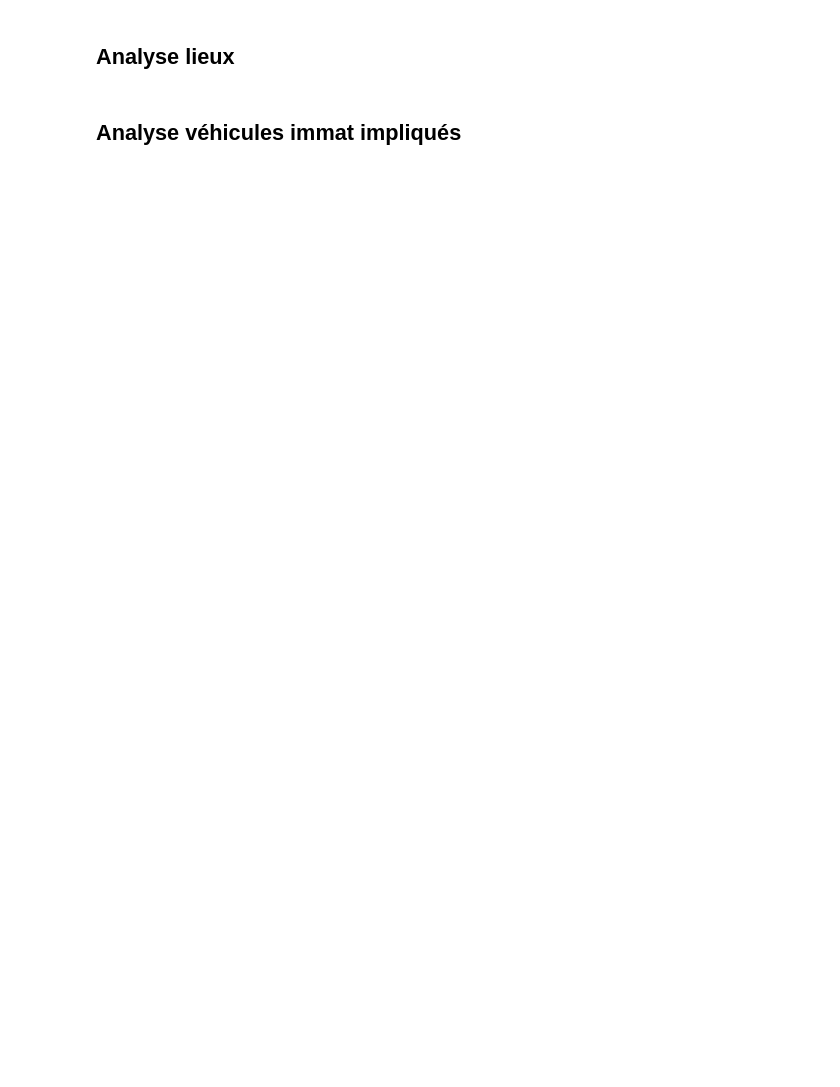
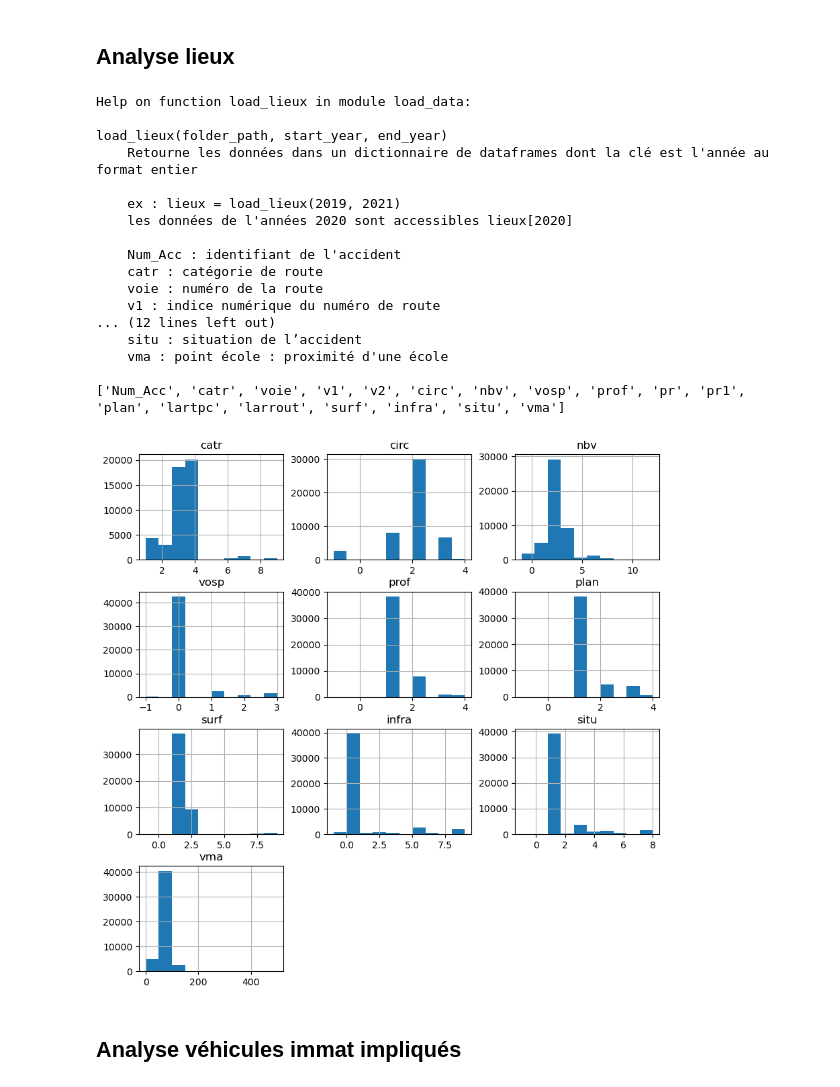
Before and after one commit to nicolascarayon/projet-accidents-routiers, a Jupyter notebook: nico_data_explo_gouv.ipynb, the cells around one changed output. Cells and saved outputs as stored; diff of their text form; code cells hidden in the pictures; blank space fills up the shorter version.

```diff
--- a/nico_data_explo_gouv.ipynb
+++ b/nico_data_explo_gouv.ipynb
@@ -103,15 +179,34 @@ df[['senc', 'catv', 'obs', 'obsm', 'choc', 'manv', 'motor', 'occutc']].hist(ax =
 # %%
 # Analyse rapide des colonnes du fichier vehicules
 
-help(ld.load_lieux_gouv)
+help(ld.load_lieux)
 
 df = dic_lieux[2020]
 print(list(df.columns))
 
 df.head()
 fig = plt.figure(figsize=(10, 10))
 ax = fig.gca()
 df[['catr', 'circ', 'nbv', 'vosp', 'prof', 'plan', 'surf', 'infra', 'situ', 'vma']].hist(ax = ax);
+# %% [output]
+Help on function load_lieux in module load_data:
+
+load_lieux(folder_path, start_year, end_year)
+    Retourne les données dans un dictionnaire de dataframes dont la clé est l'année au format entier
+
+    ex : lieux = load_lieux(2019, 2021)
+    les données de l'années 2020 sont accessibles lieux[2020]
+
+    Num_Acc : identifiant de l'accident
+    catr : catégorie de route
+    voie : numéro de la route
+    v1 : indice numérique du numéro de route
+... (12 lines left out)
+    situ : situation de l’accident
+    vma : point école : proximité d'une école
+
+['Num_Acc', 'catr', 'voie', 'v1', 'v2', 'circ', 'nbv', 'vosp', 'prof', 'pr', 'pr1', 'plan', 'lartpc', 'larrout', 'surf', 'infra', 'situ', 'vma']
+[figure, added]
 # %% [markdown]
 ## Analyse véhicules immat impliqués
 # %%
```
Also changed, not shown: parts of 8 cells of this notebook, 1 other file.
